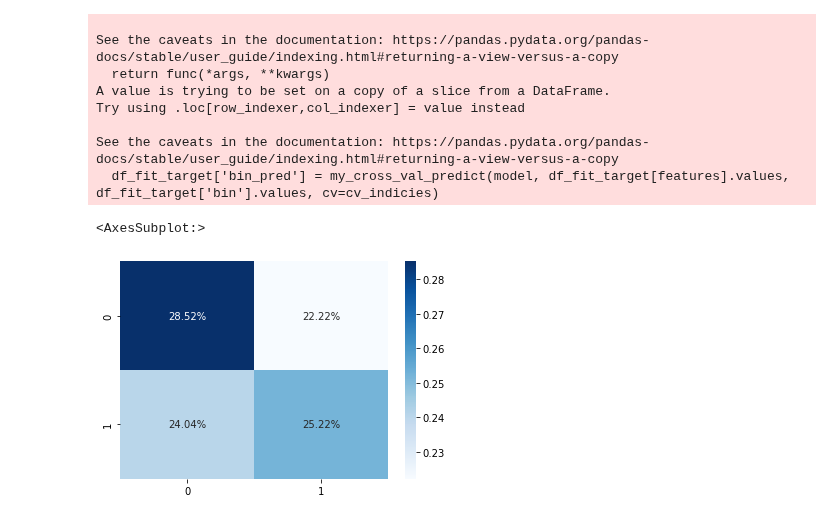
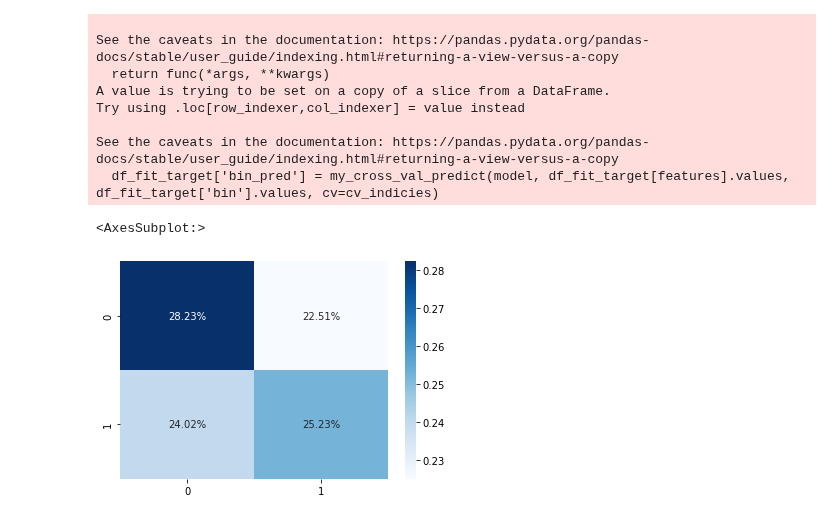
Before and after one commit to sharavsambuu/mlbot_tutorial_richmanbtc_wannabebotter, a Jupyter notebook: work/tutorial_modified2.ipynb, the cells around one changed output. Saved outputs shown, nothing was run; the diff lists cells and outputs as text; code cells hidden in the pictures.

```diff
--- a/work/tutorial_modified2.ipynb
+++ b/work/tutorial_modified2.ipynb
@@ -354,12 +377,15 @@ Try using .loc[row_indexer,col_indexer] = value instead
 See the caveats in the documentation: https://pandas.pydata.org/pandas-docs/stable/user_guide/indexing.html#returning-a-view-versus-a-copy
   df_fit_target['bin_pred'] = my_cross_val_predict(model, df_fit_target[features].values, df_fit_target['bin'].values, cv=cv_indicies)
 # %%
-df_dollar = pd.read_pickle('df_dollar_1m_ohlcvl_volatility_cusummarker_bin_features_predict.pkl')
+# 直前の加工済みデータフレームを読み込む
+df_dollar = pd.read_pickle('df_dollar_1m_ohlcvl_volatility_bin_features_predict.pkl')
+
+# Confusion matrixを計算して表示する
 df_dollar_confusion = df_dollar[['bin', 'bin_pred']]
 cf_matrix = confusion_matrix(df_dollar_confusion['bin'], df_dollar_confusion['bin_pred'])
 sns.heatmap(cf_matrix / np.sum(cf_matrix), annot=True, fmt='.2%', cmap='Blues')
 #sns.heatmap(cf_matrix, annot=True, cmap='Blues')
 # %% [output]
 <AxesSubplot:>
-[figure, old version]
+[figure, new version]
 # %%
```
Also changed, not shown: parts of 11 cells of this notebook.
